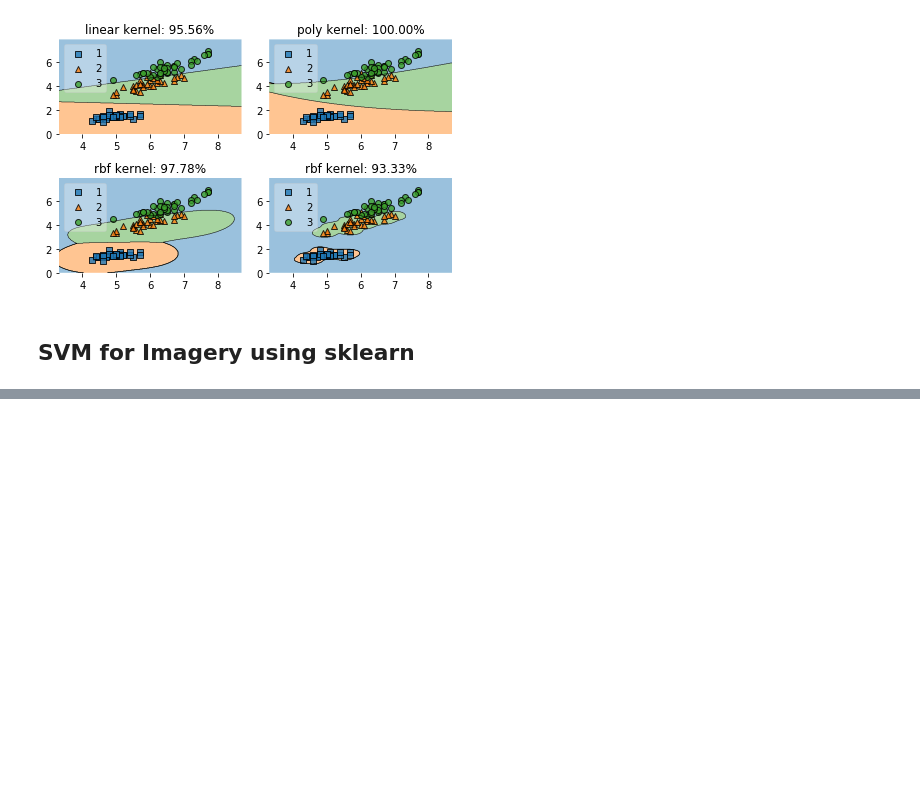
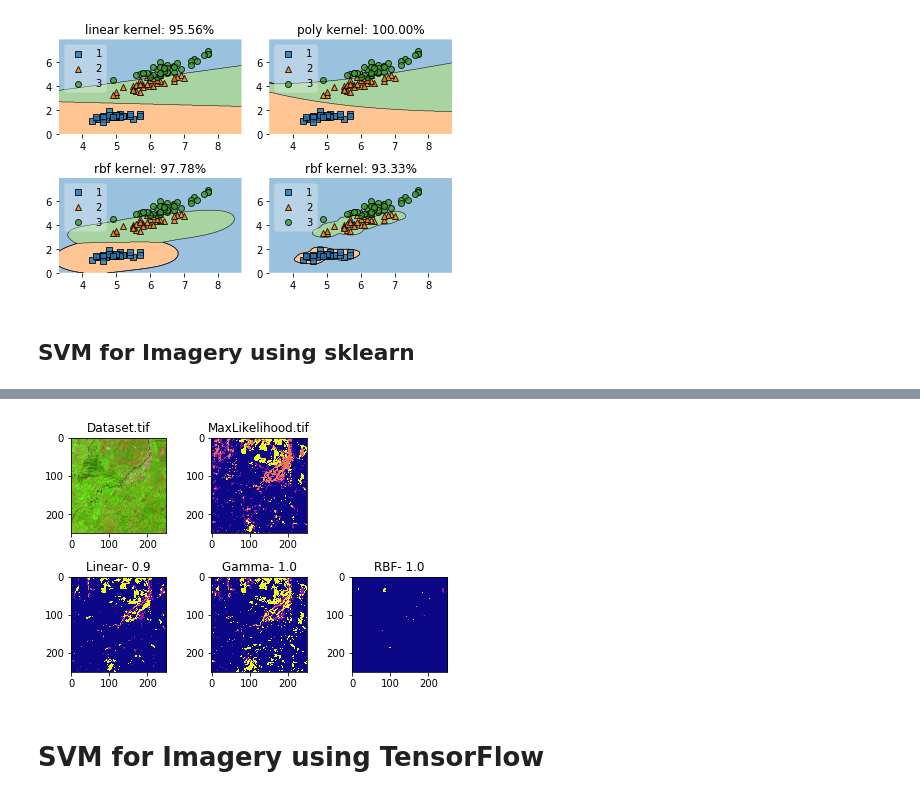
Before and after one commit to VaasuDevanS/SVM-in-RemoteSensing, a Jupyter notebook: Implementation/SupportVectorMachine.ipynb, the cells around one changed output, grey strips where cells are left out. Cells and saved outputs as stored; diff of their text form; code cells hidden in the pictures; blank space fills up the shorter version.

```diff
--- a/Implementation/SupportVectorMachine.ipynb
+++ b/Implementation/SupportVectorMachine.ipynb
@@ -145,0 +206,10 @@ All      383  16  145  103  71  718
+# %%
+# Train the SVM polynomial model with gamma 1.0
+clfPoly = svm.SVC(kernel="poly", gamma=1.0, coef0=100)
+clfPoly.fit(trainX, trainY)
+
+# Predict for the whole image
+predicted_poly = clfPoly.predict(testArr)
+
+# Print the classifier reports
+print_report(predicted_poly)
@@ -145,0 +233,10 @@ All      383  16  145  103  71  718
+# %%
+# Train the SVM RBF (Radial Bias Function) model with gamma 1.0
+clfRBF = svm.SVC(kernel="rbf", gamma=1.0)
+clfRBF.fit(trainX, trainY)
+
+# Predict for the whole image
+predicted_rbf = clfRBF.predict(testArr)
+
+# Print the classifier reports
+print_report(predicted_rbf)
@@ -145,0 +260,33 @@ All      383  16  145  103  71  718
+# %%
+# Convert the predicted shape to image shape
+imgShp = MLCArr.shape
+
+# Visualise the Image again!
+plt.subplot(231)
+plt.imshow(imgPlt[:,:,(4,3,2)])
+plt.title("Dataset.tif")
+
+# Visualise the MLC again!
+plt.subplot(232)
+plt.imshow(MLCArr, cmap='plasma')
+plt.title("MaxLikelihood.tif")
+
+# Visualise the Predicted classes Rasters
+plt.subplot(234)
+plt.imshow(predicted_lin.reshape(imgShp), cmap='plasma')
+plt.title("Linear- 0.9")
+
+plt.subplot(235)
+plt.imshow(predicted_poly.reshape(imgShp), cmap='plasma')
+plt.title("Gamma- 1.0")
+
+plt.subplot(236)
+plt.imshow(predicted_rbf.reshape(imgShp), cmap='plasma')
+plt.title("RBF- 1.0")
+
+plt.tight_layout()
+plt.show()
+# %% [output]
+[figure, added]
+# %% [markdown]
+# SVM for Imagery using TensorFlow
```
Also changed, not shown: parts of 12 cells of this notebook.
